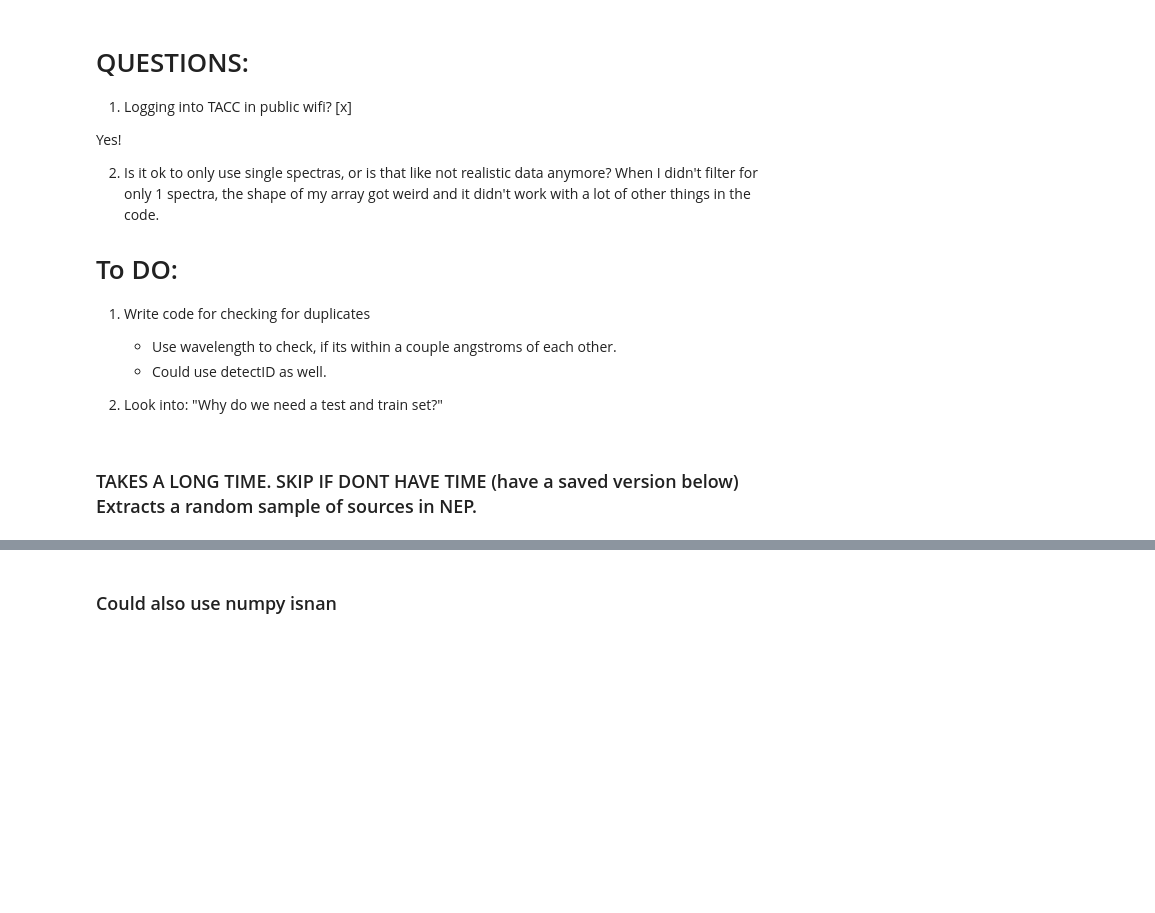
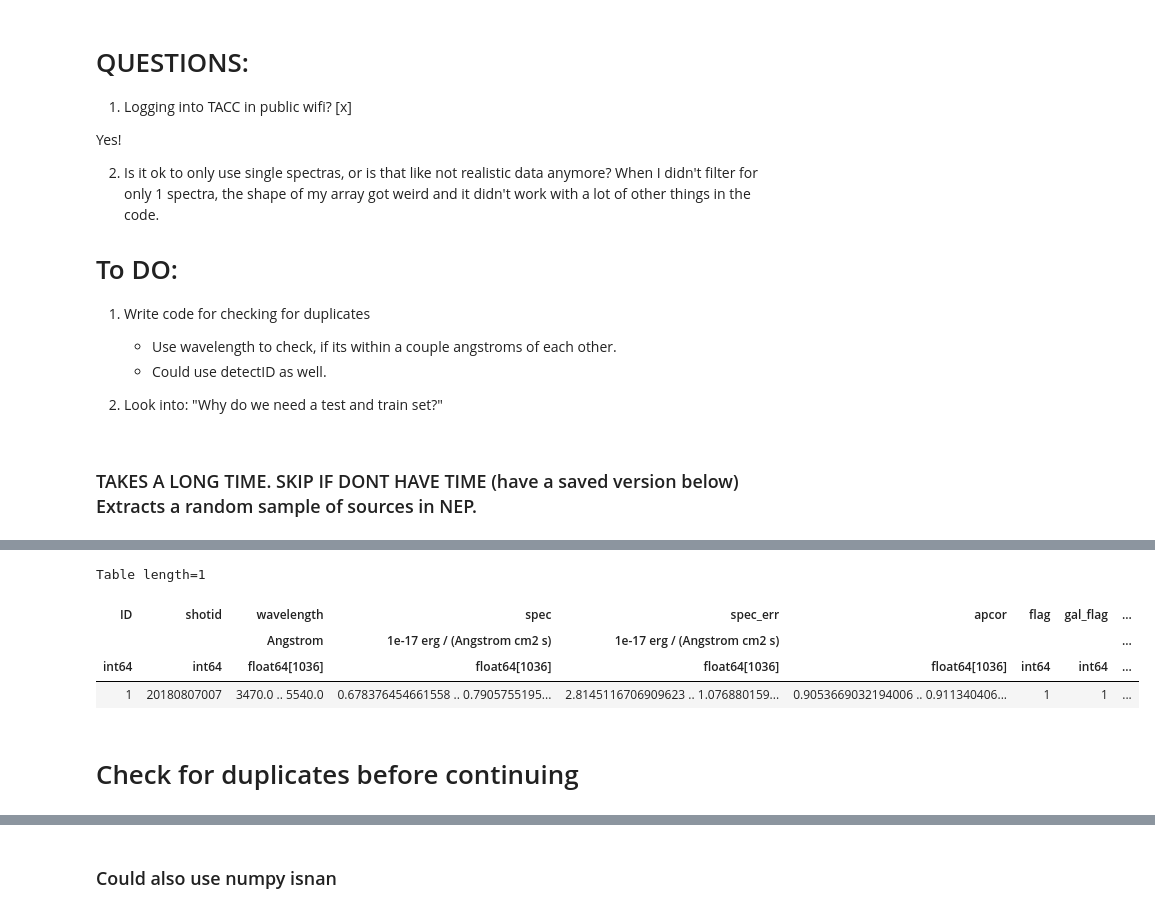
Before and after one commit to nickdavila/LAE-ML-Classification, a Jupyter notebook: Modified_ValentinaAutoEnc.ipynb, the cells around one changed output, grey strips where cells are left out. Cells and saved outputs as stored; diff of their text form; code cells hidden in the pictures; blank space fills up the shorter version.

```diff
--- a/Modified_ValentinaAutoEnc.ipynb
+++ b/Modified_ValentinaAutoEnc.ipynb
@@ -107,17 +225,13 @@ Yes!
 # %%
-#random_nep_LS = []
+# make it 1300, will take a very long time to run!
+# making it 1300 because I will later check for duplicates! Want to make sure I have some wiggle room and don't go under 1000
+    # Use wavelength to check, if its within a couple angstroms of each other.
+    # Could use detectID as well.
+samples_amount = 10
 
-# make it 1200, will take a very long time to run!
-# making it 1200 because I will later check for duplicates! Want to make sure I have some wiggle room and don't go under 1000
-    # Use wavelength to check, if its within a couple angstroms of each other.
-    #Could use detectID as well.
-samples_amount = 1200
-
-#random_nep_arr = np.zeros(samples_amount)
-
+# Initialize my 2d list which will later be turned into an array
+# the range is just how many columns (I THINK DOUBLE CHECK THIS)
 random_nep_LS = [[0] * 1 for i in range(samples_amount)]
-
-#print(random_nep_LS)
 
 counter = 0
 
@@ -128,9 +242,7 @@ while counter < samples_amount:
     # data type issues will convert to array after loop!
     extraction = get_spectra(random_coord)
 
-    # HERE ALSO CHECK FOR DUPLICATES!!
     if len(extraction) == 1:
-
         squeezed_extraction = np.squeeze(extraction['spec'].value)
         random_nep_LS[counter] = squeezed_extraction
 
@@ -142 +272,11 @@ random_nep_spectra = np.array(random_nep_LS)
+# %%
+extraction
+# %% [output]
+Table length=1
+| ID | shotid | wavelength | spec | spec_err | apcor | flag | gal_flag | ... |
+|  |  | Angstrom | 1e-17 erg / (Angstrom cm2 s) | 1e-17 erg / (Angstrom cm2 s) |  |  |  | ... |
+| int64 | int64 | float64[1036] | float64[1036] | float64[1036] | float64[1036] | int64 | int64 | ... |
+| 1 | 20180807007 | 3470.0 .. 5540.0 | 0.678376454661558 .. 0.7905755195... | 2.8145116706909623 .. 1.076880159... | 0.9053669032194006 .. 0.911340406... | 1 | 1 | ... |
+# %% [markdown]
+# Check for duplicates before continuing
 # %%
```
Also changed, not shown: parts of 19 cells of this notebook.
